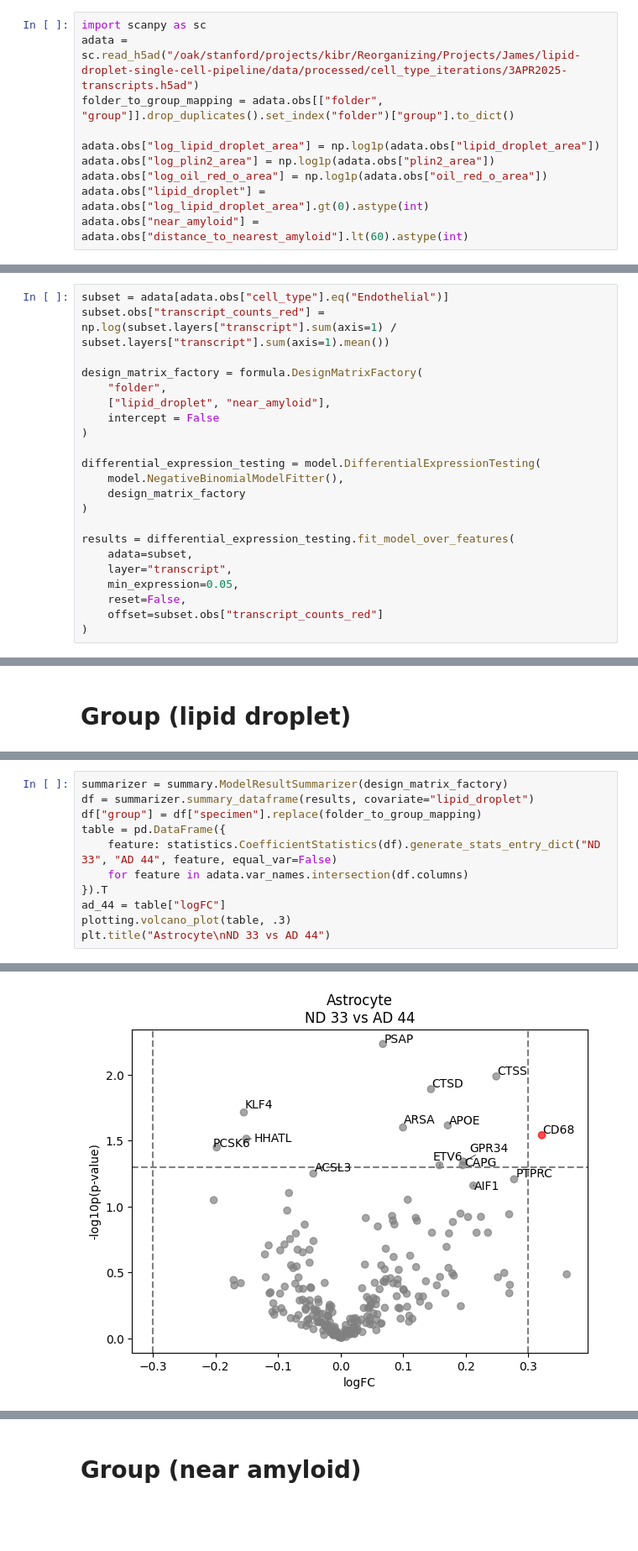
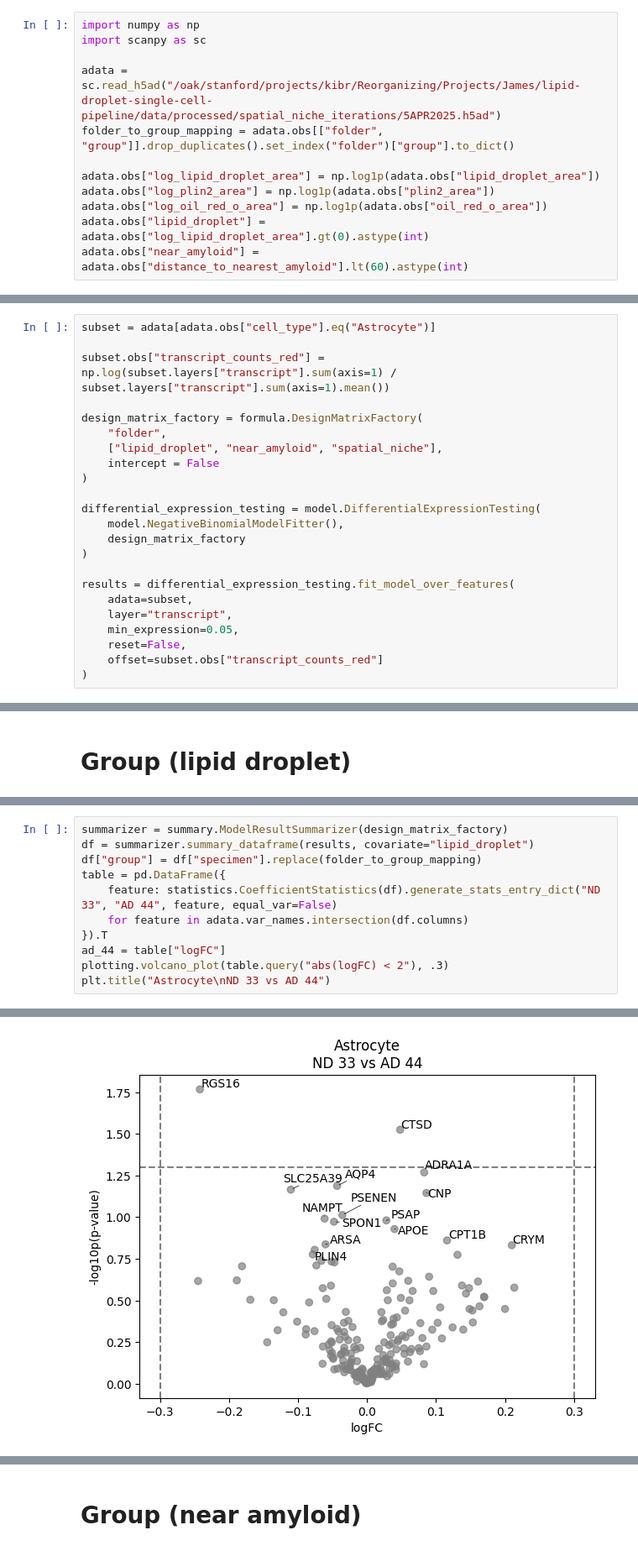
Before and after one commit to jhaberbe/using_parameters_instead, a Jupyter notebook: scratch/notebook.ipynb, the cells around one changed output, grey strips where cells are left out. Shown at 84% size. Cells and saved outputs as stored; diff of their text form; blank space fills up the shorter version.

```diff
--- a/scratch/notebook.ipynb
+++ b/scratch/notebook.ipynb
@@ -1,8 +1,10 @@
 # %% [markdown]
 # Preparing Data
 # %%
+import numpy as np
 import scanpy as sc
-adata = sc.read_h5ad("/oak/stanford/projects/kibr/Reorganizing/Projects/James/lipid-droplet-single-cell-pipeline/data/processed/cell_type_iterations/3APR2025-transcripts.h5ad")
+
+adata = sc.read_h5ad("/oak/stanford/projects/kibr/Reorganizing/Projects/James/lipid-droplet-single-cell-pipeline/data/processed/spatial_niche_iterations/5APR2025.h5ad")
 folder_to_group_mapping = adata.obs[["folder", "group"]].drop_duplicates().set_index("folder")["group"].to_dict()
 
 adata.obs["log_lipid_droplet_area"] = np.log1p(adata.obs["lipid_droplet_area"])
@@ -32,12 +34,13 @@ importlib.reload(plotting)
 # %% [markdown]
 # Primary Training Routing
 # %%
-subset = adata[adata.obs["cell_type"].eq("Endothelial")]
+subset = adata[adata.obs["cell_type"].eq("Astrocyte")]
+
 subset.obs["transcript_counts_red"] = np.log(subset.layers["transcript"].sum(axis=1) / subset.layers["transcript"].sum(axis=1).mean())
 
 design_matrix_factory = formula.DesignMatrixFactory(
     "folder",
-    ["lipid_droplet", "near_amyloid"],
+    ["lipid_droplet", "near_amyloid", "spatial_niche"],
     intercept = False
 )
 
@@ -120,19 +124,19 @@ Text(0.5, 1.0, 'Astrocyte\nND 33 vs AD 33')
 # %%
 summarizer = summary.ModelResultSummarizer(design_matrix_factory)
 df = summarizer.summary_dataframe(results, covariate="lipid_droplet")
 df["group"] = df["specimen"].replace(folder_to_group_mapping)
 table = pd.DataFrame({
     feature: statistics.CoefficientStatistics(df).generate_stats_entry_dict("ND 33", "AD 44", feature, equal_var=False)
     for feature in adata.var_names.intersection(df.columns)
 }).T
 ad_44 = table["logFC"]
-plotting.volcano_plot(table, .3)
+plotting.volcano_plot(table.query("abs(logFC) < 2"), .3)
 plt.title("Astrocyte\nND 33 vs AD 44")
 # %% [output]
 A value is trying to be set on a copy of a slice from a DataFrame.
 Try using .loc[row_indexer,col_indexer] = value instead
 
 See the caveats in the documentation: https://pandas.pydata.org/pandas-docs/stable/user_guide/indexing.html#returning-a-view-versus-a-copy
   df["interaction_term"] = df["index"] \
 Text(0.5, 1.0, 'Astrocyte\nND 33 vs AD 44')
-[figure, old version]
+[figure, new version]
```
Also changed, not shown: parts of 11 cells of this notebook.
